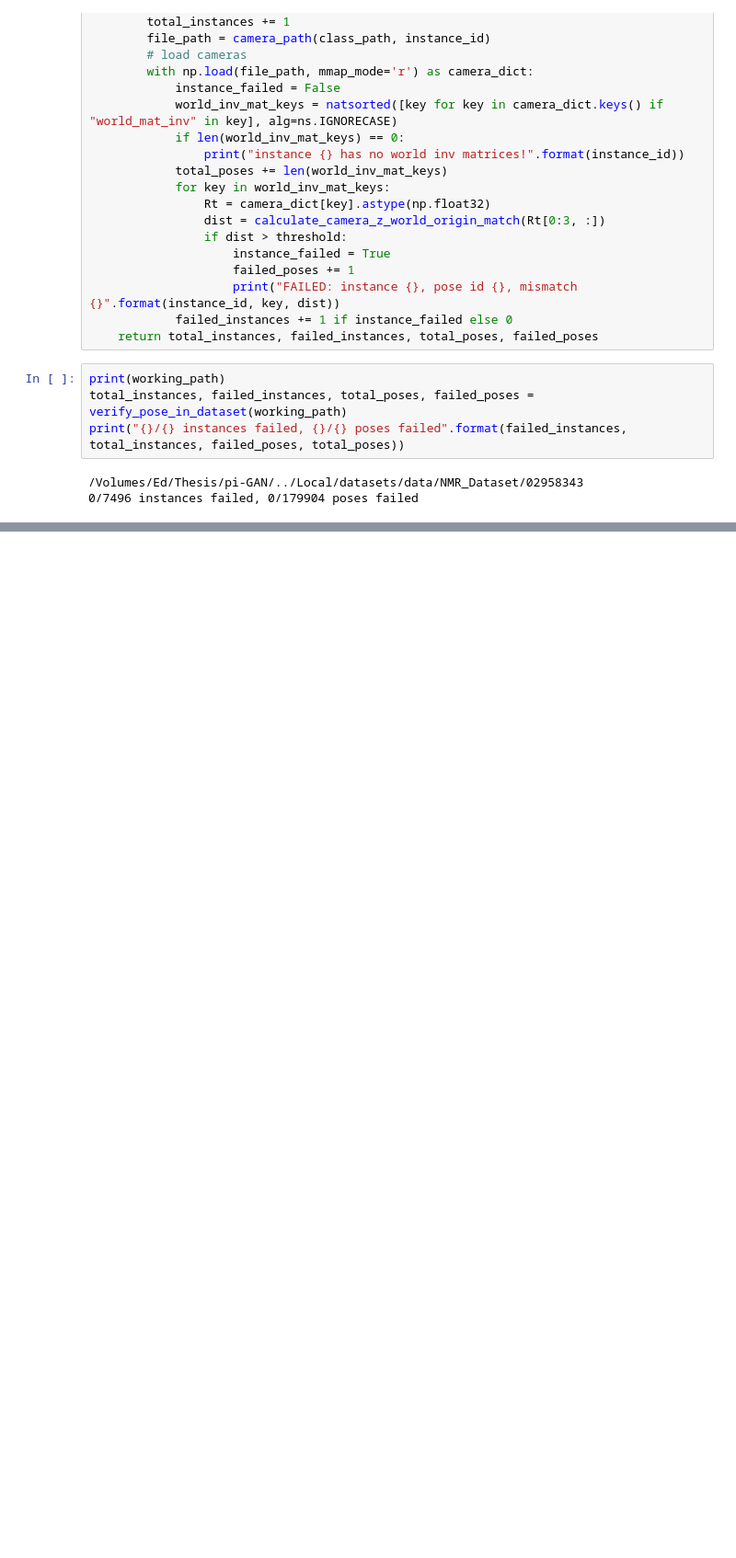
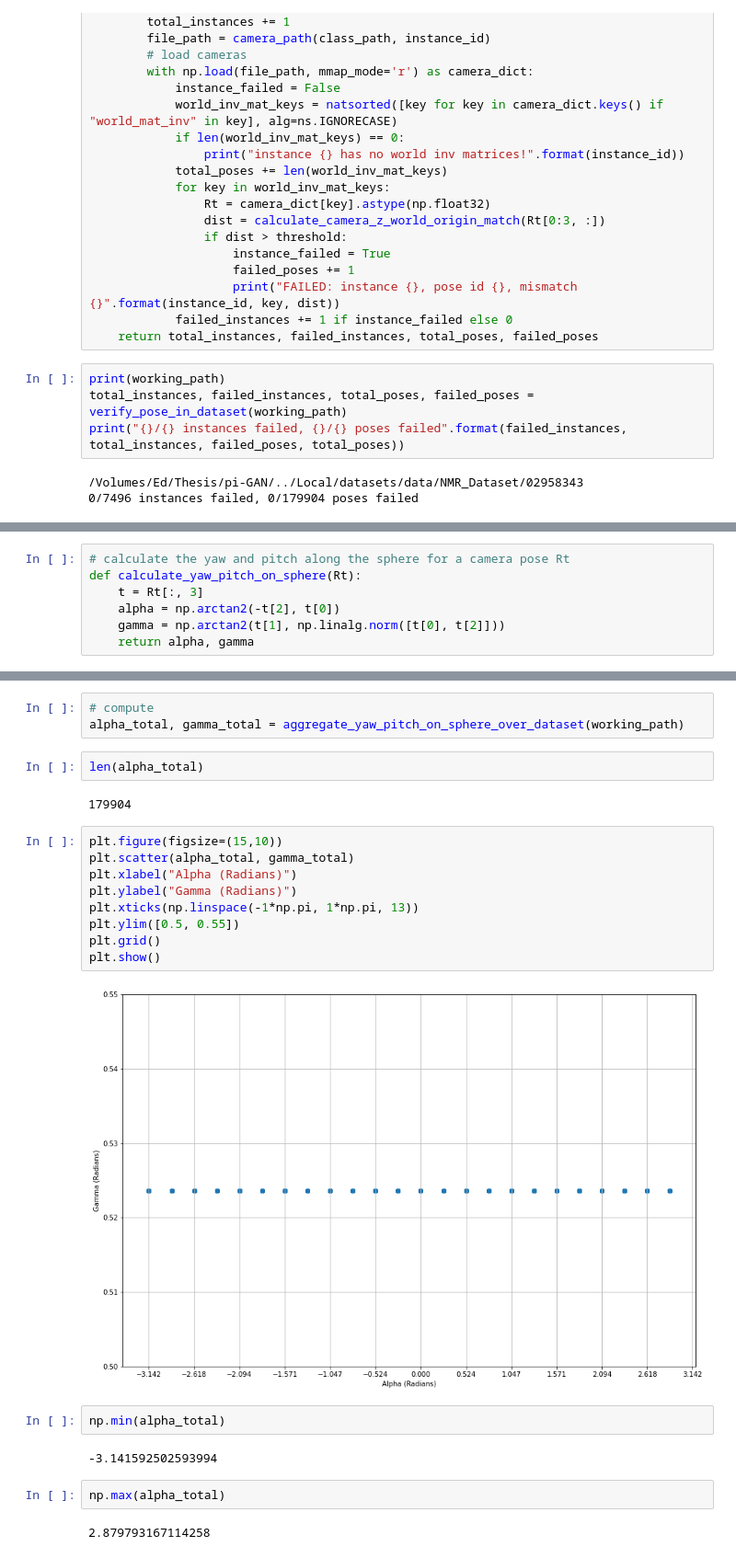
Before and after one commit to EdwardJTL/pi-GAN, a Jupyter notebook: ShapeNetProcessing.ipynb, the cells around one changed output, grey strips where cells are left out. Shown: that part at 92% size. Saved outputs shown, nothing was run; the diff lists cells and outputs as text; blank space fills up the shorter version.

```diff
--- a/ShapeNetProcessing.ipynb
+++ b/ShapeNetProcessing.ipynb
@@ -178,0 +202,7 @@ print("{}/{} instances failed, {}/{} poses failed".format(failed_instances, tota
+# %%
+# calculate the yaw and pitch along the sphere for a camera pose Rt
+def calculate_yaw_pitch_on_sphere(Rt):
+    t = Rt[:, 3]
+    alpha = np.arctan2(-t[2], t[0])
+    gamma = np.arctan2(t[1], np.linalg.norm([t[0], t[2]]))
+    return alpha, gamma
@@ -178,0 +263,26 @@ print("{}/{} instances failed, {}/{} poses failed".format(failed_instances, tota
+# %%
+# compute
+alpha_total, gamma_total = aggregate_yaw_pitch_on_sphere_over_dataset(working_path)
+# %%
+len(alpha_total)
+# %% [output]
+179904
+# %%
+plt.figure(figsize=(15,10))
+plt.scatter(alpha_total, gamma_total)
+plt.xlabel("Alpha (Radians)")
+plt.ylabel("Gamma (Radians)")
+plt.xticks(np.linspace(-1*np.pi, 1*np.pi, 13))
+plt.ylim([0.5, 0.55])
+plt.grid()
+plt.show()
+# %% [output]
+[figure, added]
+# %%
+np.min(alpha_total)
+# %% [output]
+-3.141592502593994
+# %%
+np.max(alpha_total)
+# %% [output]
+2.879793167114258
```
Also changed, not shown: parts of 24 cells of this notebook.
